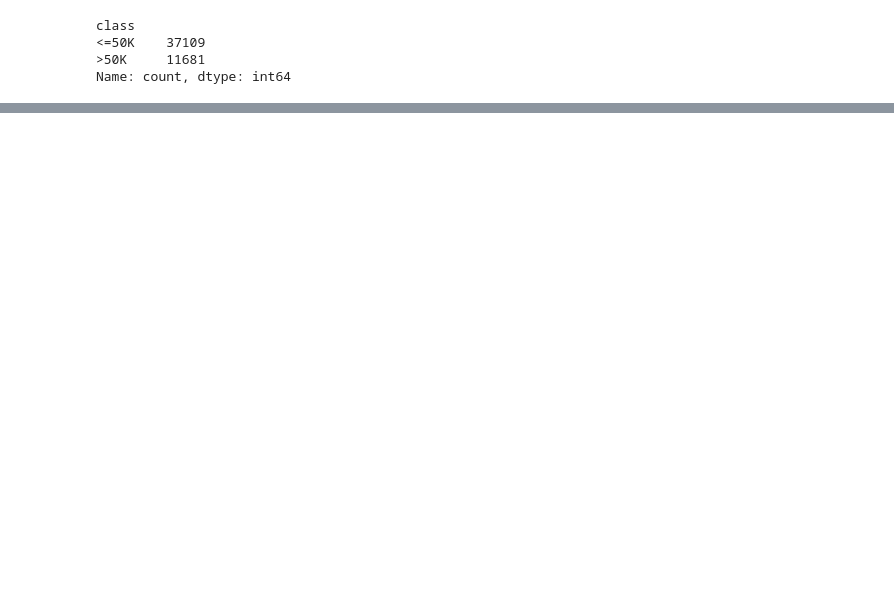
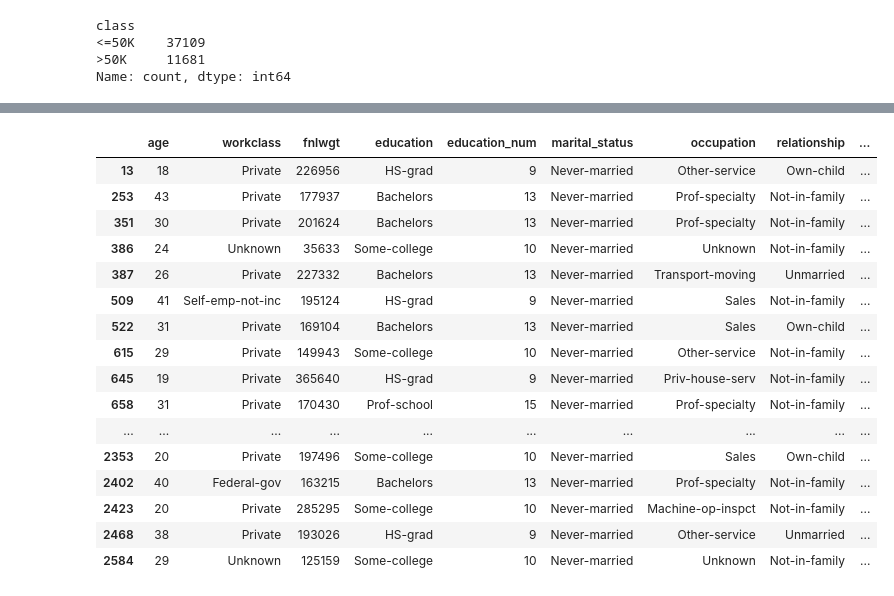
Before and after one commit to raphael-wqwq/census-income-prediction, a Jupyter notebook: dataset_adult.ipynb, the cells around one changed output, grey strips where cells are left out. Cells and saved outputs as stored; diff of their text form; code cells hidden in the pictures; blank space fills up the shorter version.

```diff
--- a/dataset_adult.ipynb
+++ b/dataset_adult.ipynb
@@ -247,0 +215,12 @@ Name: count, dtype: int64
+# %%
+# ajout des catégories unknown pour pallier aux NaN
+
+df_drop[
+    (df_drop['occupation'].isna()) &
+    (df_drop['workclass'].isna())
+   ].head(30)
+
+
+df_drop["workclass"] = df_drop["workclass"].fillna("Unknown")
+df_drop["occupation"] = df_drop["occupation"].fillna("Unknown")
+df_drop
@@ -247,0 +241,21 @@ Name: count, dtype: int64
+# %%
+pd.set_option('display.max_rows', 250)
+df_drop[df_drop['native_country'].isna()].head(50)
+# %% [output]
+|  | age | workclass | fnlwgt | education | education_num | marital_status | occupation | relationship | ... |
+| 13 | 18 | Private | 226956 | HS-grad | 9 | Never-married | Other-service | Own-child | ... |
+| 253 | 43 | Private | 177937 | Bachelors | 13 | Never-married | Prof-specialty | Not-in-family | ... |
+| 351 | 30 | Private | 201624 | Bachelors | 13 | Never-married | Prof-specialty | Not-in-family | ... |
+| 386 | 24 | Unknown | 35633 | Some-college | 10 | Never-married | Unknown | Not-in-family | ... |
+| 387 | 26 | Private | 227332 | Bachelors | 13 | Never-married | Transport-moving | Unmarried | ... |
+| 509 | 41 | Self-emp-not-inc | 195124 | HS-grad | 9 | Never-married | Sales | Not-in-family | ... |
+| 522 | 31 | Private | 169104 | Bachelors | 13 | Never-married | Sales | Own-child | ... |
+| 615 | 29 | Private | 149943 | Some-college | 10 | Never-married | Other-service | Not-in-family | ... |
+| 645 | 19 | Private | 365640 | HS-grad | 9 | Never-married | Priv-house-serv | Not-in-family | ... |
+| 658 | 31 | Private | 170430 | Prof-school | 15 | Never-married | Prof-specialty | Not-in-family | ... |
+| ... | ... | ... | ... | ... | ... | ... | ... | ... | ... |
+| 2353 | 20 | Private | 197496 | Some-college | 10 | Never-married | Sales | Own-child | ... |
+| 2402 | 40 | Federal-gov | 163215 | Bachelors | 13 | Never-married | Prof-specialty | Not-in-family | ... |
+| 2423 | 20 | Private | 285295 | Some-college | 10 | Never-married | Machine-op-inspct | Not-in-family | ... |
+| 2468 | 38 | Private | 193026 | HS-grad | 9 | Never-married | Other-service | Unmarried | ... |
+| 2584 | 29 | Unknown | 125159 | Some-college | 10 | Never-married | Unknown | Not-in-family | ... |
```
Also changed, not shown: parts of 14 cells of this notebook, 1 other file.
